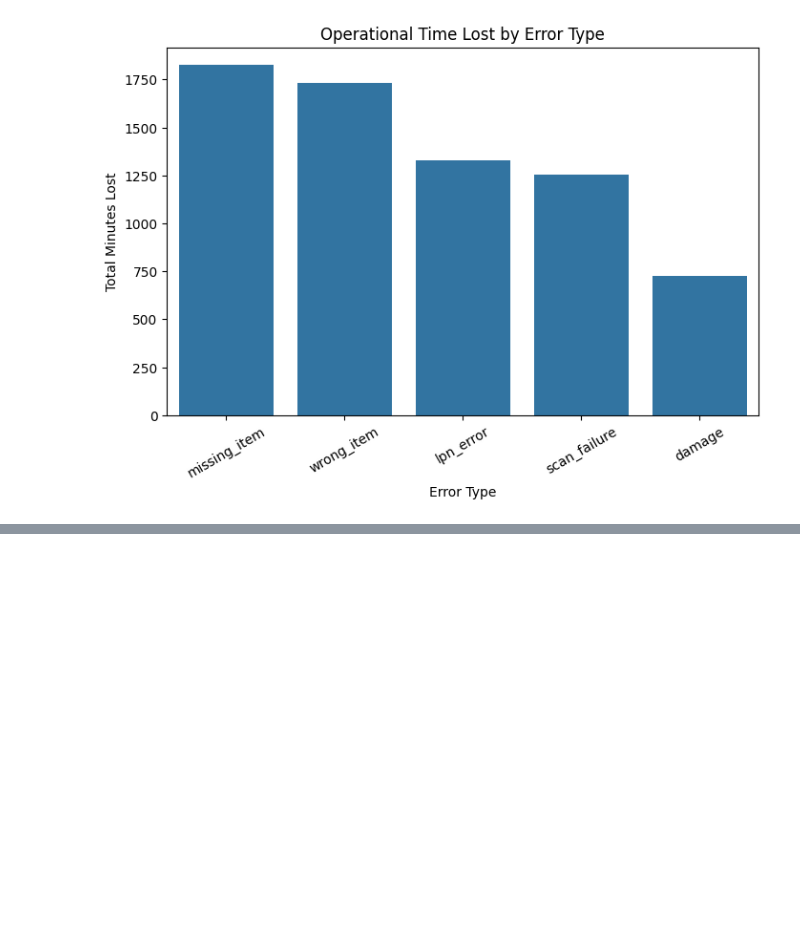
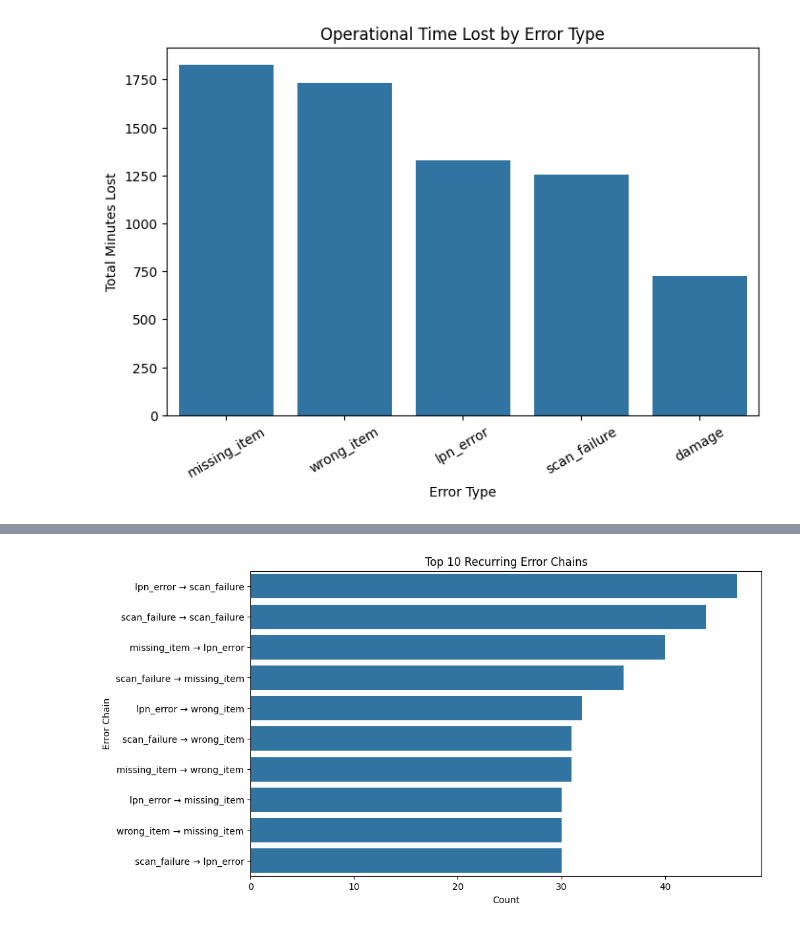
Before and after one commit to aesquivel94/operational-error-analyzer, a Jupyter notebook: warehouse_operational_error_analysis.ipynb, the cells around one changed output, grey strips where cells are left out. Drawn from its saved outputs; the diff is of its cells as text; code cells hidden in the pictures; blank space fills up the shorter version.

```diff
--- a/warehouse_operational_error_analysis.ipynb
+++ b/warehouse_operational_error_analysis.ipynb
@@ -204,3 +205,20 @@ plt.xticks(rotation=30)
 plt.show()
 # %% [output]
 [figure]
+# %%
+# 8. Recurring error chain analysis
+
+# Create a simple previous_error column to simulate error chains
+possible_previous = {
+    "wrong_item": ["lpn_error", "scan_failure", "missing_item"],
+    "missing_item": ["wrong_item", "lpn_error", "scan_failure"],
+    "scan_failure": ["scan_failure", "lpn_error"],
+    "lpn_error": ["scan_failure", "missing_item"],
+    "damage": ["scan_failure", "wrong_item"]
+}
+
+df["previous_error"] = df["error_type"].apply(
+    lambda x: rng.choice(possible_previous[x])
+)
+
+df.head()
@@ -206,0 +232,9 @@ plt.show()
+# %%
+chain_counts = (
+    df.groupby(["previous_error", "error_type"])
+      .size()
+      .reset_index(name="count")
+      .sort_values("count", ascending=False)
+)
+
+chain_counts.head(10)
@@ -206,0 +253,12 @@ plt.show()
+# %%
+top_chains = chain_counts.head(10).copy()
+top_chains["chain"] = top_chains["previous_error"] + " → " + top_chains["error_type"]
+
+plt.figure(figsize=(10, 6))
+sns.barplot(data=top_chains, x="count", y="chain")
+plt.title("Top 10 Recurring Error Chains")
+plt.xlabel("Count")
+plt.ylabel("Error Chain")
+plt.show()
+# %% [output]
+[figure, added]
```
Also changed, not shown: parts of 4 cells of this notebook.
